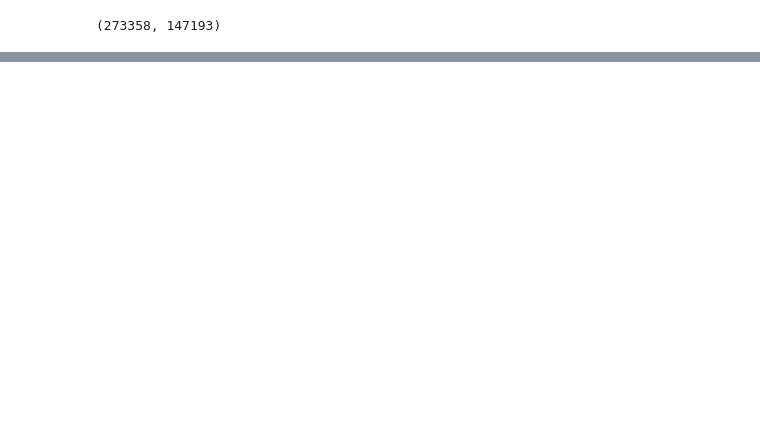
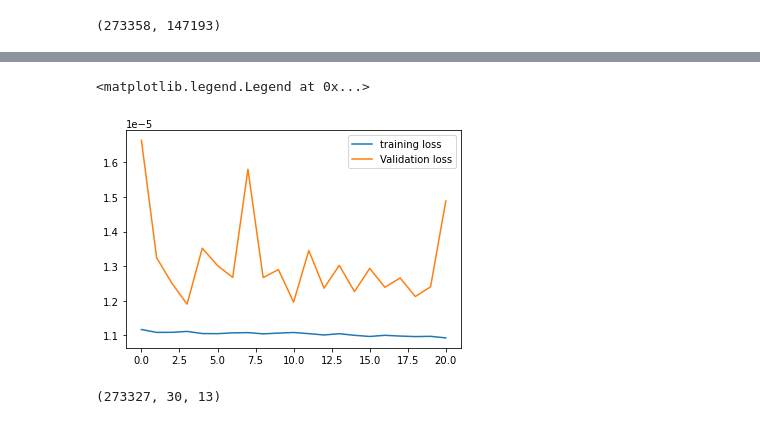
Before and after one commit to Arnav-Kapoor/WeatherForecasting-deep-learning-, a Jupyter notebook: weather_forecasting.ipynb, the cells around one changed output, grey strips where cells are left out. Saved outputs shown, nothing was run; the diff lists cells and outputs as text; code cells hidden in the pictures; blank space fills up the shorter version.

```diff
--- a/weather_forecasting.ipynb
+++ b/weather_forecasting.ipynb
@@ -146,7 +156,7 @@ array([[ 0.87422976, -2.0740129 , -2.12744145, ..., -0.01027133,
 training_size=int(len(df_scaled)*0.65)
 test_size=len(df_scaled)-training_size
 # %%
-train_data,test_data=df_scaled[0:training_size,:],df_scaled[training_size:len(df_scaled),:1]
+train_data,test_data=df_scaled[0:training_size,:],df_scaled[training_size:len(df_scaled),:]
 # %%
 training_size, test_size
 # %% [output]
@@ -156,9 +170,9 @@ def create_dataset(dataset,timestep=1):
     dataX=[]
     dataY=[]
     for i in range(len(dataset)-timestep-1):
-        a=dataset[i:(i+timestep),0]
+        a=dataset[i:(i+timestep),1:df.shape[1]]
         dataX.append(a)
-        dataY.append(dataset[i+timestep,0])
+        dataY.append(dataset[i+timestep,0:1])
     return np.array(dataX), np.array(dataY)
 # %%
 timestep=30
@@ -171,6 +189,6 @@ X_train.shape, y_train.shape
 # %%
-X_train=X_train.reshape(X_train.shape[0],X_train.shape[1],1)
-X_test=X_test.reshape(X_test.shape[0],X_test.shape[1],1)
+# X_train=X_train.reshape(X_train.shape[0],X_train.shape[1],14)
+#X_test=X_test.reshape(X_test.shape[0],X_test.shape[1],14)
 # %%
 X_train.shape, X_test.shape
 # %% [output]
@@ -219,6 +236,6 @@ early_stopping=tf.keras.callbacks.EarlyStopping(
     restore_best_weights=False,
 )
 # %%
-model.fit(X_train,y_train,epochs=100,batch_size=100,validation_data=(X_test,y_test),callbacks=early_stopping)
+history=model.fit(X_train,y_train,epochs=100,batch_size=64,validation_data=(X_test,y_test),callbacks=early_stopping)
 # %% [output]
 Epoch 1/100
@@ -241,0 +260,7 @@ Epoch 25: early stopping
+# %%
+plt.plot(history.history['loss'],label='training loss')
+plt.plot(history.history['val_loss'],label='Validation loss')
+plt.legend()
+# %% [output]
+<matplotlib.legend.Legend at 0x...>
+[figure, added]
@@ -241,0 +271,4 @@ Epoch 25: early stopping
+# %%
+X_train.shape
+# %% [output]
+(273327, 30, 13)
```
Also changed, not shown: parts of 43 cells of this notebook, 1 other file.
